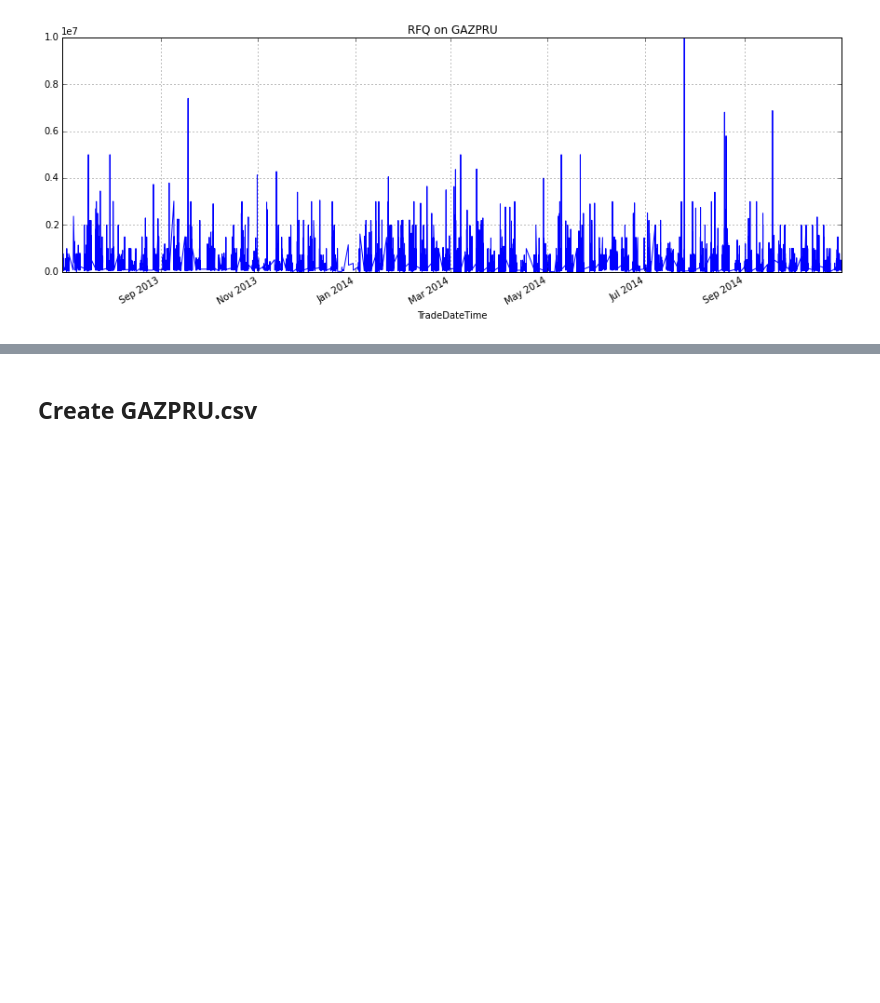
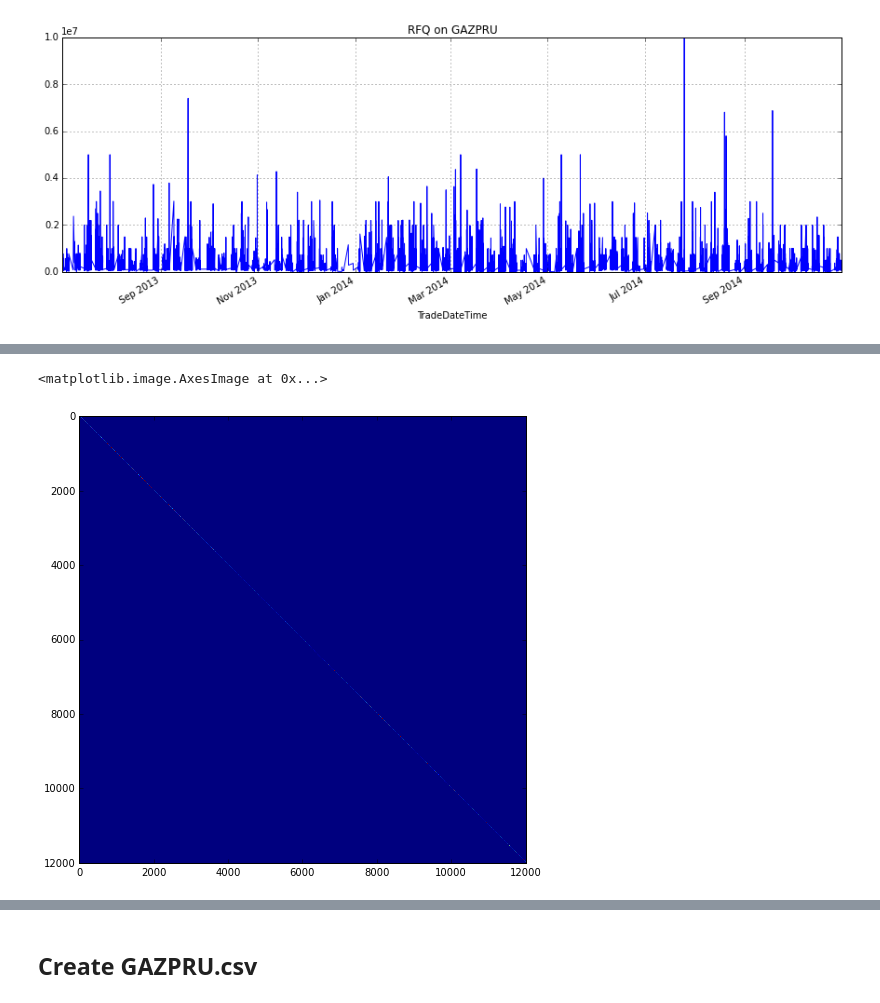
Before and after one commit to CompSquad/hawkes-clustering, a Jupyter notebook: Hawkes.ipynb, the cells around one changed output, grey strips where cells are left out. Cells and saved outputs as stored; diff of their text form; code cells hidden in the pictures; blank space fills up the shorter version.

```diff
--- a/Hawkes.ipynb
+++ b/Hawkes.ipynb
@@ -18,7 +22,7 @@ df['NotionalEUR'].plot(figsize=(15,5), title = 'RFQ on GAZPRU')
 # %%
 from hawkes.hawkes import GetTimeSeriesFromCSV, ExpectationMaximization, Q
 # %%
-time = GetTimeSeriesFromCSV('GAZPRU.csv', nbpoints=1000)
+time = GetTimeSeriesFromCSV('GAZPRU.csv', nbpoints=None)
 # %%
 def inspect(verbose=False):
     it = [0]
@@ -34,5 +38,5 @@ def inspect(verbose=False):
     return inspectclosed
 
 inspector = inspect(verbose=False)
-ExpectationMaximization(time, niter=100, callback=inspector)
+mu, a, b, p = ExpectationMaximization(time, niter=100, callback=inspector)
 # %% [output]
@@ -58,0 +63,7 @@ plt.show()
+# %%
+plt.figure(figsize=(8, 8))
+plt.imshow(p)
+plt.show()
+# %% [output]
+<matplotlib.image.AxesImage at 0x...>
+[figure, added]
```
Also changed, not shown: parts of 4 cells of this notebook, 1 other file.
